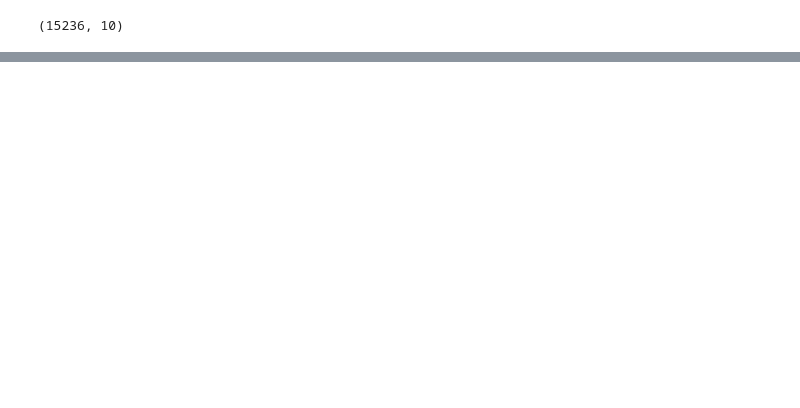
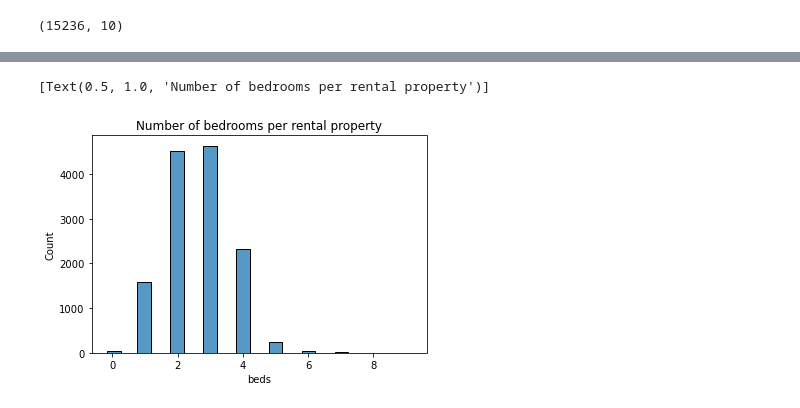
Before and after one commit to MAST30034-Applied-Data-Science/generic-real-estate-consulting-project-group37, a Jupyter notebook: notebooks/properties.ipynb, the cells around one changed output, grey strips where cells are left out. Drawn from its saved outputs; the diff is of its cells as text; code cells hidden in the pictures; blank space fills up the shorter version.

```diff
--- a/notebooks/properties.ipynb
+++ b/notebooks/properties.ipynb
@@ -117,0 +189,6 @@ Text(0.5, 0, 'number of parking')
+# %%
+#check the distribution of number of bedrooms
+sns.histplot(data=df, x="beds",shrink=5).set(title = "Number of bedrooms per rental property")
+# %% [output]
+[Text(0.5, 1.0, 'Number of bedrooms per rental property')]
+[figure, added]
```
Also changed, not shown: parts of 30 cells of this notebook, 6 other files.
